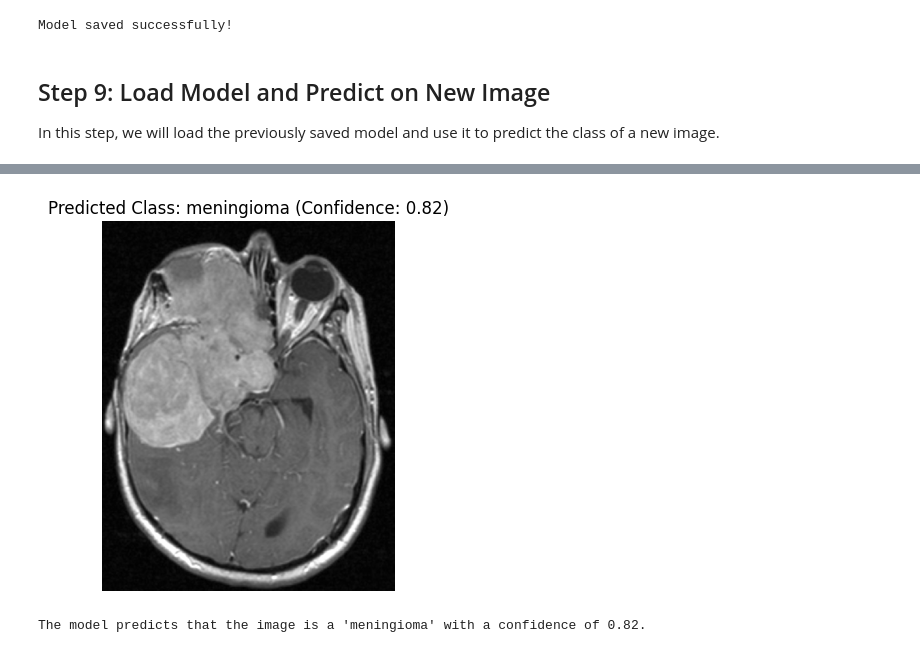
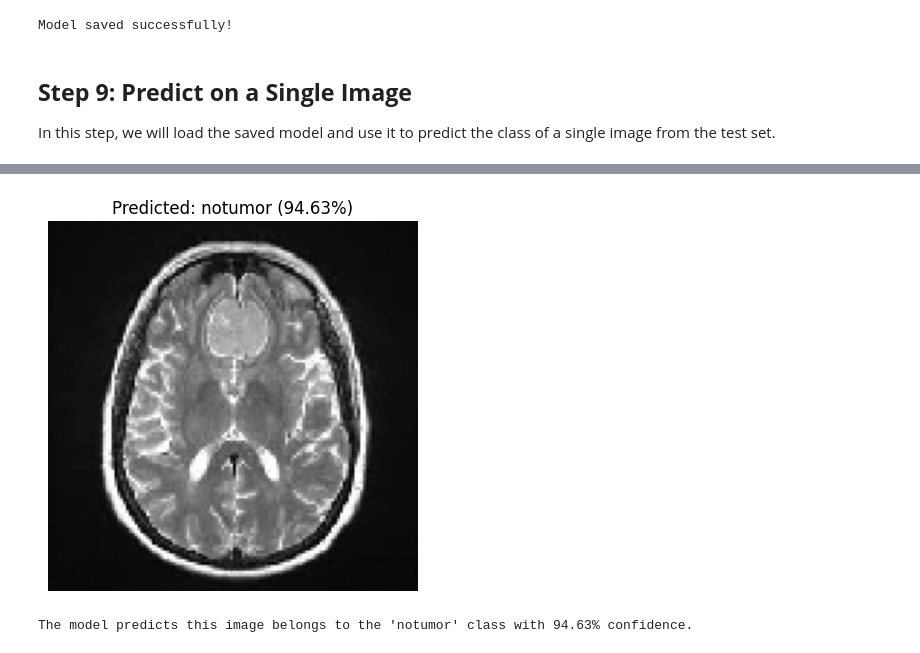
Before and after one commit to mushrifahamed/DL-Assignment1, a Jupyter notebook: Brain_Tumor_CNN_Model_1.ipynb, the cells around one changed output, grey strips where cells are left out. Saved outputs shown, nothing was run; the diff lists cells and outputs as text; code cells hidden in the pictures.

```diff
--- a/Brain_Tumor_CNN_Model_1.ipynb
+++ b/Brain_Tumor_CNN_Model_1.ipynb
@@ -360,57 +355,43 @@ print("Model saved successfully!")
 # %% [output]
 Model saved successfully!
 # %% [markdown]
-## Step 9: Load Model and Predict on New Image
+## **Step 9: Predict on a Single Image**
 
-In this step, we will load the previously saved model and use it to predict the class of a new image.
+In this step, we will load the saved model and use it to predict the class of a single image from the test set.
 # %%
-# Step 9: Load Model and Predict on New Image
-
 from tensorflow.keras.models import load_model
 from tensorflow.keras.preprocessing import image
 import numpy as np
-import matplotlib.pyplot as plt
+import os
 
 # Load the saved model
 loaded_model = load_model('brain_tumor_cnn_model.keras')
-print("Model loaded successfully!")
 
-# Function to load and preprocess a single image
-def load_and_preprocess_image(img_path, target_size=(128, 128)):
-    img = image.load_img(img_path, target_size=target_size)
-    img_array = image.img_to_array(img)
-    img_array = np.expand_dims(img_array, axis=0) # Add batch dimension
-    img_array /= 255.0  # Rescale the image like the training data
-    return img_array
+# Get class names from the test generator
+class_names = list(test_generator.class_indices.keys())
 
-# Function to predict the class of an image
-def predict_image_class(model, img_array, class_names):
-    predictions = model.predict(img_array)
-    predicted_class_index = np.argmax(predictions, axis=1)[0]
-    predicted_class_name = class_names[predicted_class_index]
-    confidence = np.max(predictions)
-    return predicted_class_name, confidence
-
-# You can upload an image to your Colab environment or provide a path to a file in Google Drive (after mounting Drive)
-image_path = '/content/brain_tumor_dataset/Testing/meningioma/Te-me_0018.jpg'
-
-# Get class names from the test generator (or define them manually if you know them)
-# Make sure the order of class names matches the order used during training
-class_names = list(test_generator.class_indices.keys())
-print("Class names:", class_names)
+# Choose an image to test
+test_dir = '/content/brain_tumor_dataset/Testing'
+# Pick image
+img_path = os.path.join(test_dir, 'meningioma', os.listdir(os.path.join(test_dir, 'meningioma'))[6])
 
 # Load and preprocess the image
-new_image = load_and_preprocess_image(image_path)
+img = image.load_img(img_path, target_size=(128, 128))
+img_array = image.img_to_array(img)
+img_array = np.expand_dims(img_array, axis=0)
+img_array /= 255.0
 
-# Predict the class
-predicted_class, confidence = predict_image_class(loaded_model, new_image, class_names)
+# Make a prediction
+predictions = loaded_model.predict(img_array)
+predicted_class_index = np.argmax(predictions, axis=1)[0]
+predicted_class_name = class_names[predicted_class_index]
+confidence = np.max(predictions) * 100
 
 # Display the image and prediction
-img = image.load_img(image_path)
 plt.imshow(img)
-plt.title(f"Predicted Class: {predicted_class} (Confidence: {confidence:.2f})")
+plt.title(f"Predicted: {predicted_class_name} ({confidence:.2f}%)")
 plt.axis('off')
 plt.show()
 
-print(f"\nThe model predicts that the image is a '{predicted_class}' with a confidence of {confidence:.2f}.")
+print(f"The model predicts this image belongs to the '{predicted_class_name}' class with {confidence:.2f}% confidence.")
 # %% [output]
@@ -420,2 +399,2 @@ Class names: ['glioma', 'meningioma', 'notumor', 'pituitary']
-[figure, old version]
+[figure, new version]
-The model predicts that the image is a 'meningioma' with a confidence of 0.82.
+The model predicts this image belongs to the 'notumor' class with 94.63% confidence.
```
Also changed, not shown: parts of 5 cells of this notebook.
